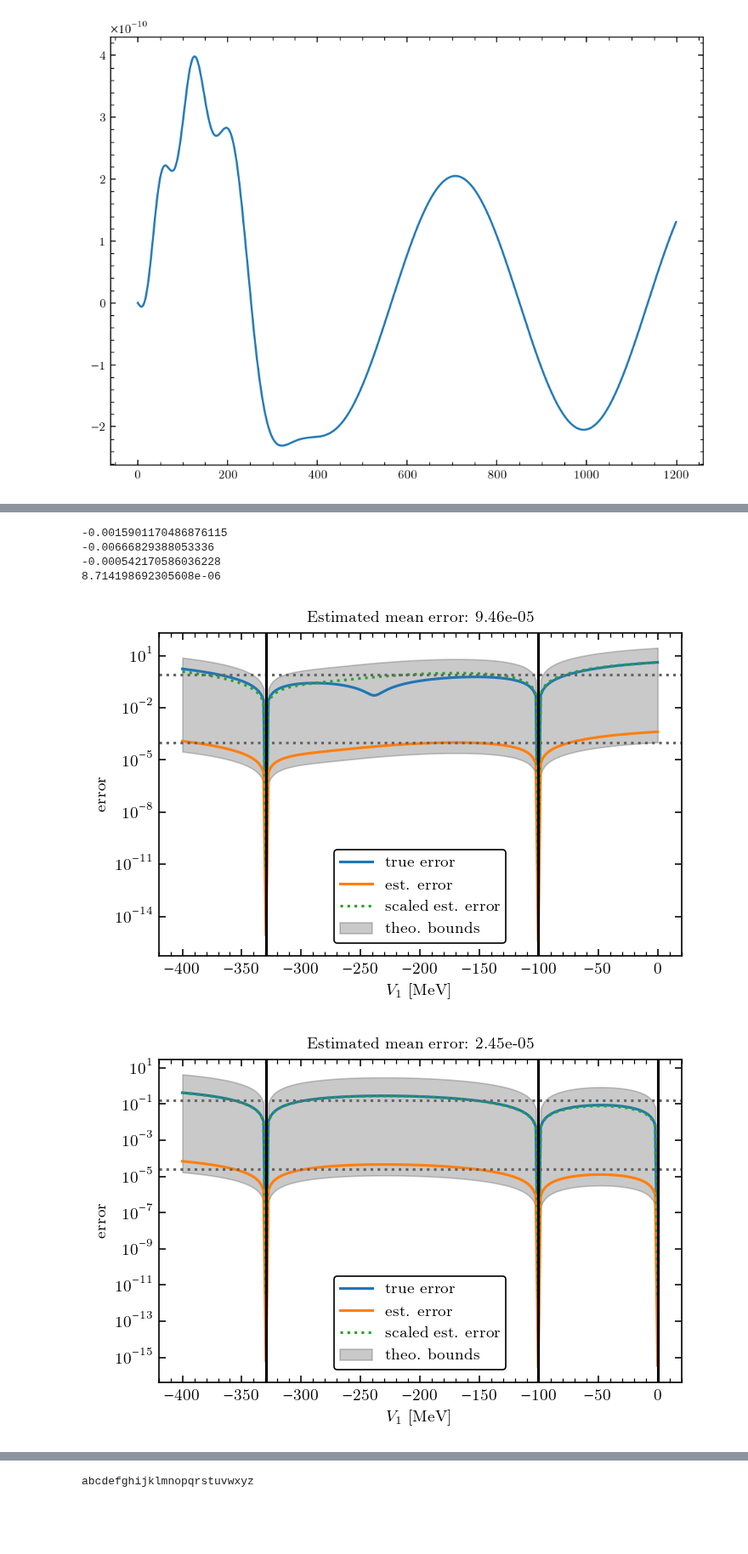
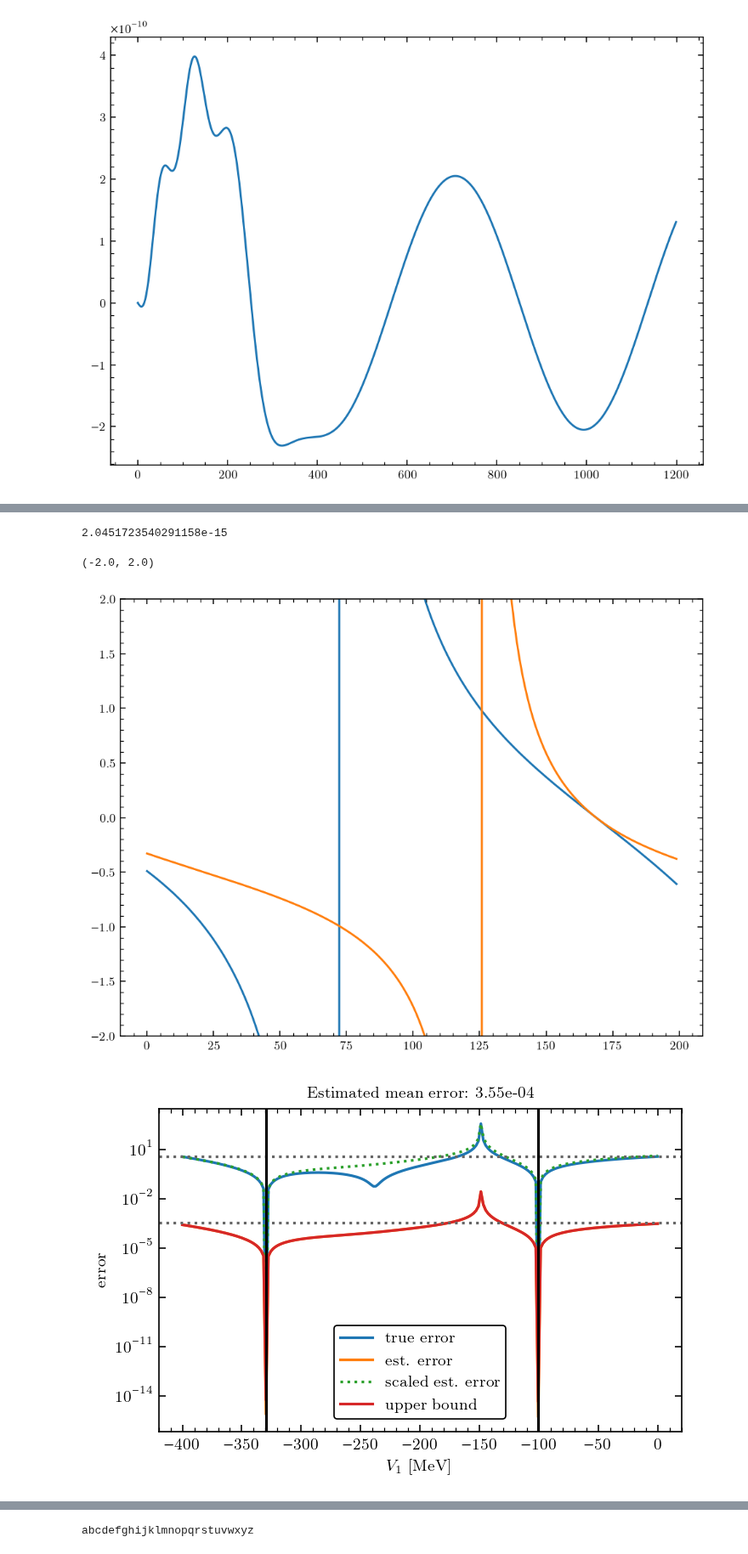
Before and after one commit to buqeye/cs_greedy_emulator, a Jupyter notebook: testing.ipynb, the cells around one changed output, grey strips where cells are left out. Shown at 85% size. Saved outputs shown, nothing was run; the diff lists cells and outputs as text; code cells hidden in the pictures; blank space fills up the shorter version.

```diff
--- a/testing.ipynb
+++ b/testing.ipynb
@@ -28,7 +28,7 @@ potential = Potential(channel, **potentialArgs)
 E_MeV = 50
 scattExp = ScatteringExp(E_MeV=E_MeV, potential=potential)
 rmatch = 12
-grid = Grid(1e-24, rmatch, numIntervals=1, numPointsPerInterval=1200,
+grid = Grid(1e-24, rmatch, numIntervals=1, numPointsPerInterval=1000,
             type="linear", test=False)  # needs equidistant grids as of now
 trainingLecList, testingLecList = Potential.getSampleLecs(potentialArgs["label"])
 # %%
@@ -151,7 +132,7 @@ greedy_grom = AffineGROM(scattExp=scattExp,
             approach="greedy",
             pod_rcond=1e-10,
             init_snapshot_lecs=None,
-            greedy_max_iter=5,
+            greedy_max_iter=1,
             mode="linear",
             seed=10203
             )
@@ -176,38 +147,51 @@ now greedily improving the snapshot basis:
+# %%
+ag = np.argmax(estErrBounds[:,1])
+np.min(estErrBounds[:,-1])
+# %% [output]
+2.0451723540291158e-15
+# %%
+plt.plot(fom_sol[-1,:]/(1+fom_sol[-1,:]))
+plt.plot(fom_sol[-1,:])
+plt.ylim(-2,2)
+# %% [output]
+(-2.0, 2.0)
+[figure, added]
 # %%
 from constants import cm
 num_iter = len(greedy_grom.greedy_logging)
 V0_arr = greedy_grom.lec_all_samples[:,2]
-for niter in range(num_iter-1):
+for niter in range(num_iter):
     fig, ax = plt.subplots(1,1, figsize=(12*cm,8*cm), constrained_layout=True)
     ax.set_xlabel("$V_1$ [MeV]")
     ax.set_ylabel("error")
     # ax.set_ylim(1e-16, 1e0)
     [snapshot_idxs, fom_sol, emulated_sol,
      romErrors, realErrors, estErrBounds,
      coercivity_constant] = greedy_grom.greedy_logging[niter]
     ax.semilogy(V0_arr, realErrors, label=f"true error")
     ax.semilogy(V0_arr, romErrors, ls="-", label=f"est. error")
     ax.semilogy(V0_arr, coercivity_constant*romErrors,
                 ls=":", label=f"scaled est. error")
-    print(1-np.max(np.abs(emulated_sol[-1, :])))
+    # print(1-np.max(np.abs(emulated_sol[-1, :])))
     # print(np.max(np.abs(coercivity_constant*romErrors - realErrors)))
     # ax.semilogy(V0_arr, estErrBounds[:,0], label=f"lower bound")
     # ax.semilogy(V0_arr, estErrBounds[:,1], label=f"upper bound")
-    ax.fill_between(V0_arr, estErrBounds[:,0], estErrBounds[:,1],
-                    alpha=0.3, color='0.3',
-                    zorder=0, label="theo. bounds")
+    ax.semilogy(V0_arr, estErrBounds[:,4], label=f"upper bound")
+
+
+    # ax.fill_between(V0_arr, estErrBounds[:,0], estErrBounds[:,1],
+    #                 alpha=0.3, color='0.3',
+    #                 zorder=0, label="theo. bounds")
+    # ax.fill_between(V0_arr, estErrBounds[:,2], estErrBounds[:,3],
+    #             alpha=0.3, color='0.3',
+    #             zorder=0, label="theo. bounds")
     for err in (romErrors,realErrors):
         ax.axhline(np.mean(err), ls=":", c='0.4')
     ax.set_title(f"Estimated mean error: {np.mean(romErrors):.2e}")
 
     for idx in snapshot_idxs:
         ax.axvline(V0_arr[idx], c="k")
     ax.legend().set_zorder(102)
     fig.savefig(f"iter{niter}.png")
 # %% [output]
--0.0015901170486876115
--0.00666829388053336
--0.000542170586036228
-8.714198692305608e-06
-[figure, old version]
+[figure, new version]
-[figure, removed]
```
Also changed, not shown: parts of 10 cells of this notebook, 2 other files.
